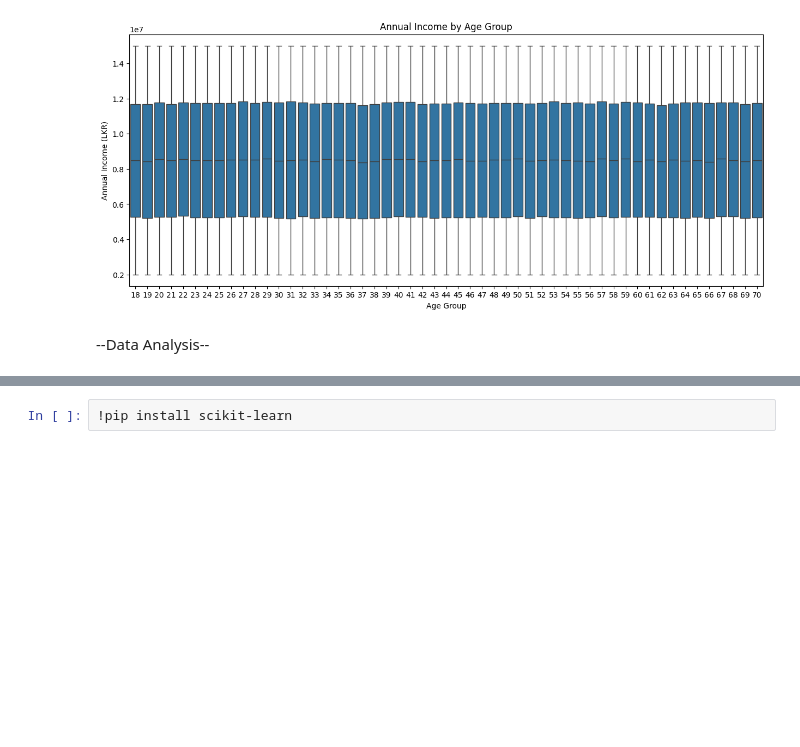
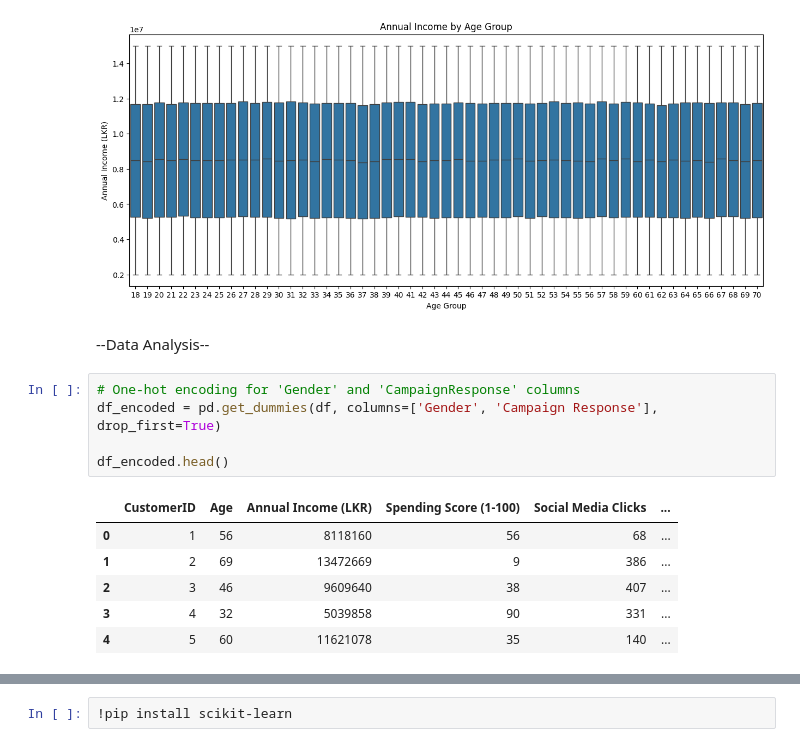
Before and after one commit to BinukiMihara/digital-social-media-marketing-analysis, a Jupyter notebook: Digital Social Media Marketing Assignment.ipynb, the cells around one changed output, grey strips where cells are left out. Drawn from its saved outputs; the diff is of its cells as text; blank space fills up the shorter version.

```diff
--- a/Digital Social Media Marketing Assignment.ipynb
+++ b/Digital Social Media Marketing Assignment.ipynb
@@ -221,3 +220,15 @@ plt.show()
 [figure]
 # %% [markdown]
 --Data Analysis--
+# %%
+# One-hot encoding for 'Gender' and 'CampaignResponse' columns
+df_encoded = pd.get_dummies(df, columns=['Gender', 'Campaign Response'], drop_first=True)
+
+df_encoded.head()
+# %% [output]
+|  | CustomerID | Age | Annual Income (LKR) | Spending Score (1-100) | Social Media Clicks | ... |
+| 0 | 1 | 56 | 8118160 | 56 | 68 | ... |
+| 1 | 2 | 69 | 13472669 | 9 | 386 | ... |
+| 2 | 3 | 46 | 9609640 | 38 | 407 | ... |
+| 3 | 4 | 32 | 5039858 | 90 | 331 | ... |
+| 4 | 5 | 60 | 11621078 | 35 | 140 | ... |
```
Also changed, not shown: parts of 18 cells of this notebook.
